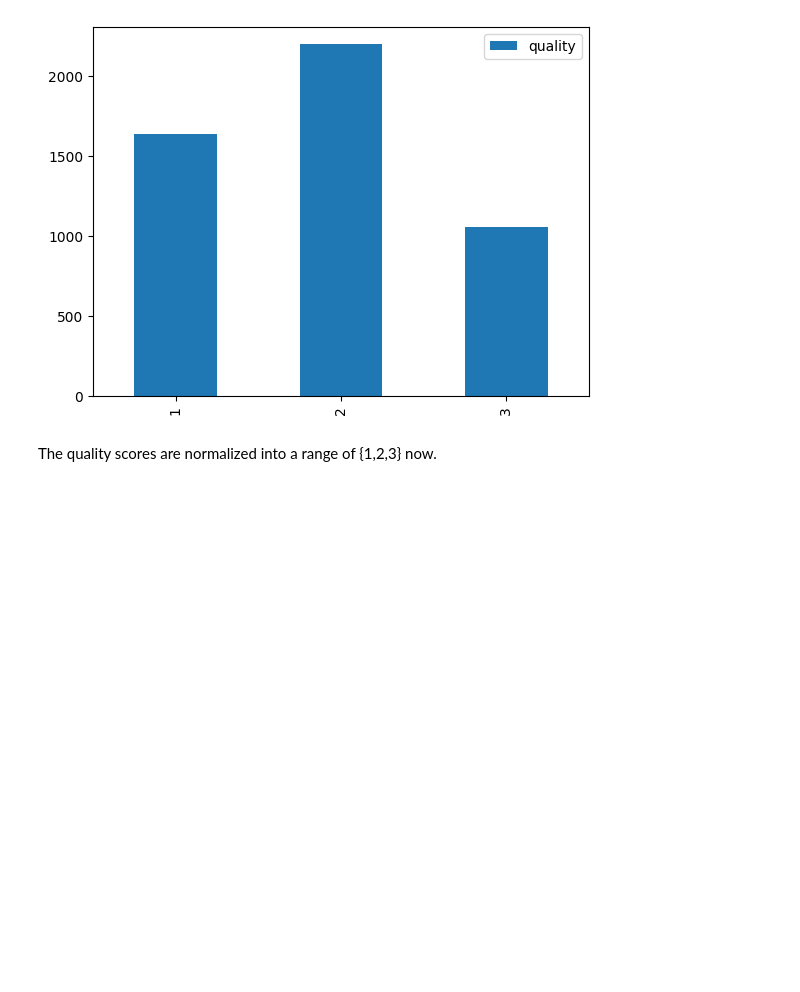
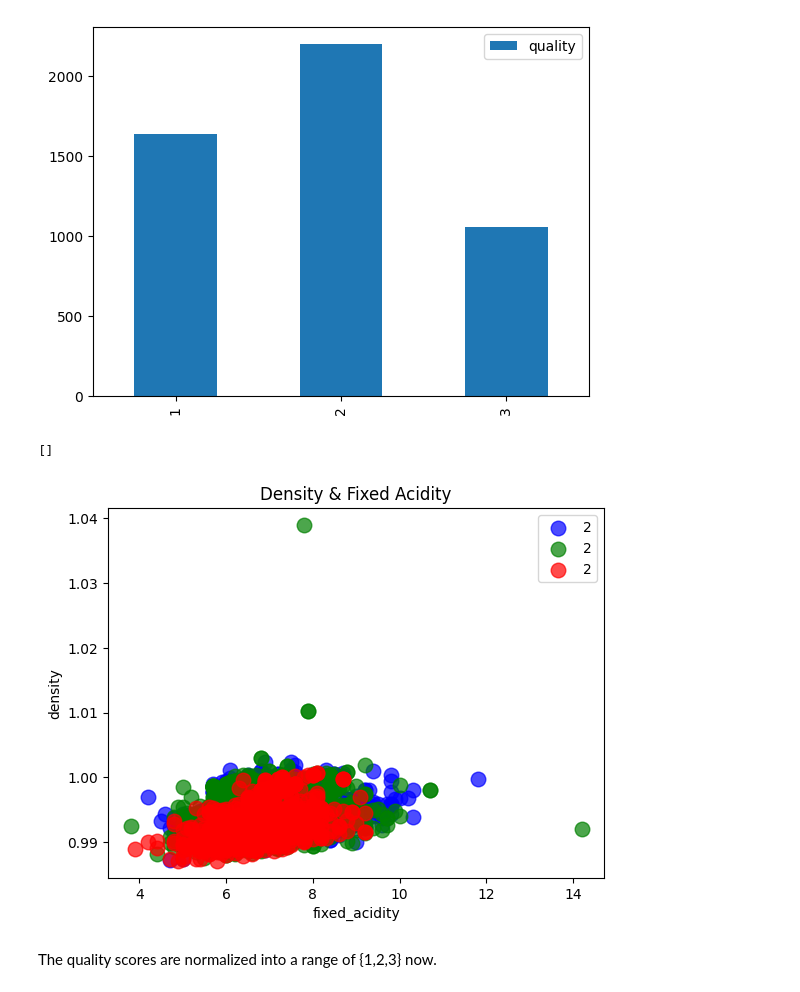
Before and after one commit to tarekel96/WineQualityClassification, a Jupyter notebook: explore.ipynb, the cells around one changed output. Saved outputs shown, nothing was run; the diff lists cells and outputs as text; code cells hidden in the pictures; blank space fills up the shorter version.

Commit message:
Creating graphs of different sets of features for analysis.

```diff
--- a/explore.ipynb
+++ b/explore.ipynb
@@ -94,6 +94,28 @@ df_mod['quality'].value_counts().sort_index().to_frame().plot(kind='bar')
 # %% [output]
 <AxesSubplot: >
 [figure]
+# %%
+colors = ['blue', 'green', 'red']
+
+fixed_acidity = np.array(df_mod['fixed acidity'].to_list())
+density = np.array(df_mod['density'].to_list())
+quality = np.array(df_mod['quality'].to_list())
+
+fig, ax = plt.subplots()
+
+for i, class_label in enumerate(np.unique(quality)):
+        # mask is boolean array for determining whether or not to consider a record from a feature array as the class sample iteration
+        mask = quality == class_label
+        plt.scatter(fixed_acidity[mask], density[mask], s=110, c=colors[i], alpha=0.70, label=f'class {class_label}')
+
+ax.set_xlabel('fixed_acidity')
+ax.set_ylabel('density')
+ax.set_title('Density & Fixed Acidity')
+#ax.legend(quality)
+ax.plot()
+# %% [output]
+[]
+[figure, added]
 # %% [markdown]
 The quality scores are normalized into a range of {1,2,3} now.
 # %%
```
Also changed, not shown: parts of 11 cells of this notebook.
